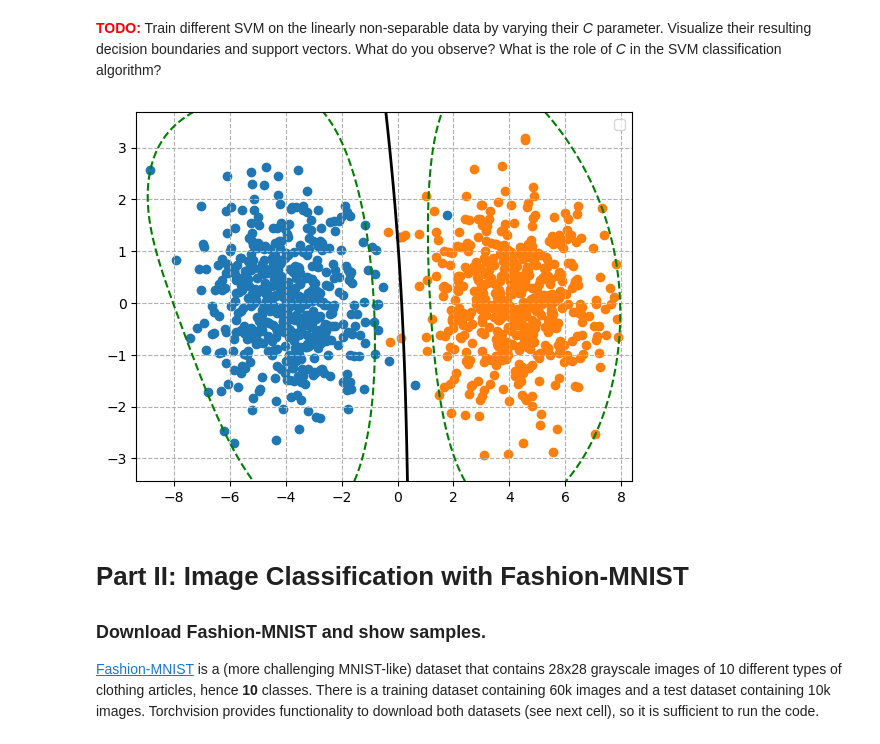
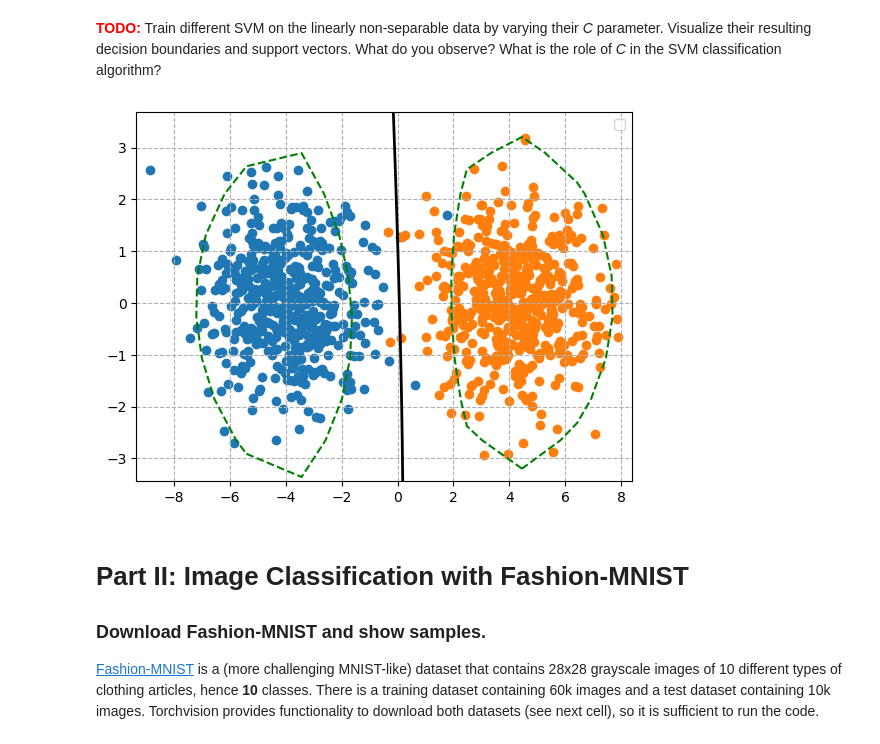
Before and after one commit to YxesRatep/HLCV, a Jupyter notebook: A02/A02_Workbook.ipynb, the cells around one changed output. Saved outputs shown, nothing was run; the diff lists cells and outputs as text; code cells hidden in the pictures.

```diff
--- a/A02/A02_Workbook.ipynb
+++ b/A02/A02_Workbook.ipynb
@@ -68,7 +68,8 @@ clf = train_svm(
     svm_pars  = {
         "kernel": "linear",
         "probability": True,
-        "random_state": 3
+        "random_state": 3,
+        "C": 1
     }
 )
 # %% [markdown]
@@ -84,26 +85,26 @@ def plot_svm(data_pos, data_neg, clf, title=None):
 
     # plot the decision boundary
 
-    # mesh over data range
+    # mesh over data range 10 should be enough
     X_all = np.vstack([data_pos, data_neg])
     x_min, x_max = X_all[:,0].min() - 0.5, X_all[:,0].max() + 0.5
     y_min, y_max = X_all[:,1].min() - 0.5, X_all[:,1].max() + 0.5
 
     xx, yy = np.meshgrid(
-        np.linspace(x_min, x_max, 400),
-        np.linspace(y_min, y_max, 400)
+        np.linspace(x_min, x_max, 10),
+        np.linspace(y_min, y_max, 10)
     )
     grid = np.c_[xx.ravel(), yy.ravel()]
 
     # decision function values
-    Z = clf.decision_function(grid).reshape(xx.shape)
+    functions = clf.decision_function(grid).reshape(xx.shape)
 
-    # plot the decision boundary (f(x)=0) and the two margins (f(x)=±1)
-    plt.contour(xx, yy, Z, levels=[0], colors='k', linewidths=2)
+    # plot the decision boundary and the two margins = -1 and +1
+    plt.contour(xx, yy, functions, levels=[0], colors='k', linewidths=2)
 
     # plot the support vectors
 
-    plt.contour(xx, yy, Z, levels=[-1, 1], colors='g', linestyles='--')
+    plt.contour(xx, yy, functions, levels=[-1, 1], colors='g', linestyles='--')
 
     plt.legend()
     plt.grid(linestyle="--")
@@ -137,18 +138,18 @@ plt.show()
 # %%
 # add your code here
 clf = train_svm(
     data_pos = data_pos,
     data_neg = data_neg,
     svm_pars  = {
         "kernel": "rbf",
         "probability": True,
         "random_state": 3,
-        "C": 1
+        "C": 0.1
     }
 )
 plot_svm(data_pos=data_pos, data_neg=data_neg, clf=clf)
 # %% [output]
-[figure, old version]
+[figure, new version]
 # %% [markdown]
 # Part II: Image Classification with Fashion-MNIST
 
```
Also changed, not shown: parts of 11 cells of this notebook, 11 other files.
